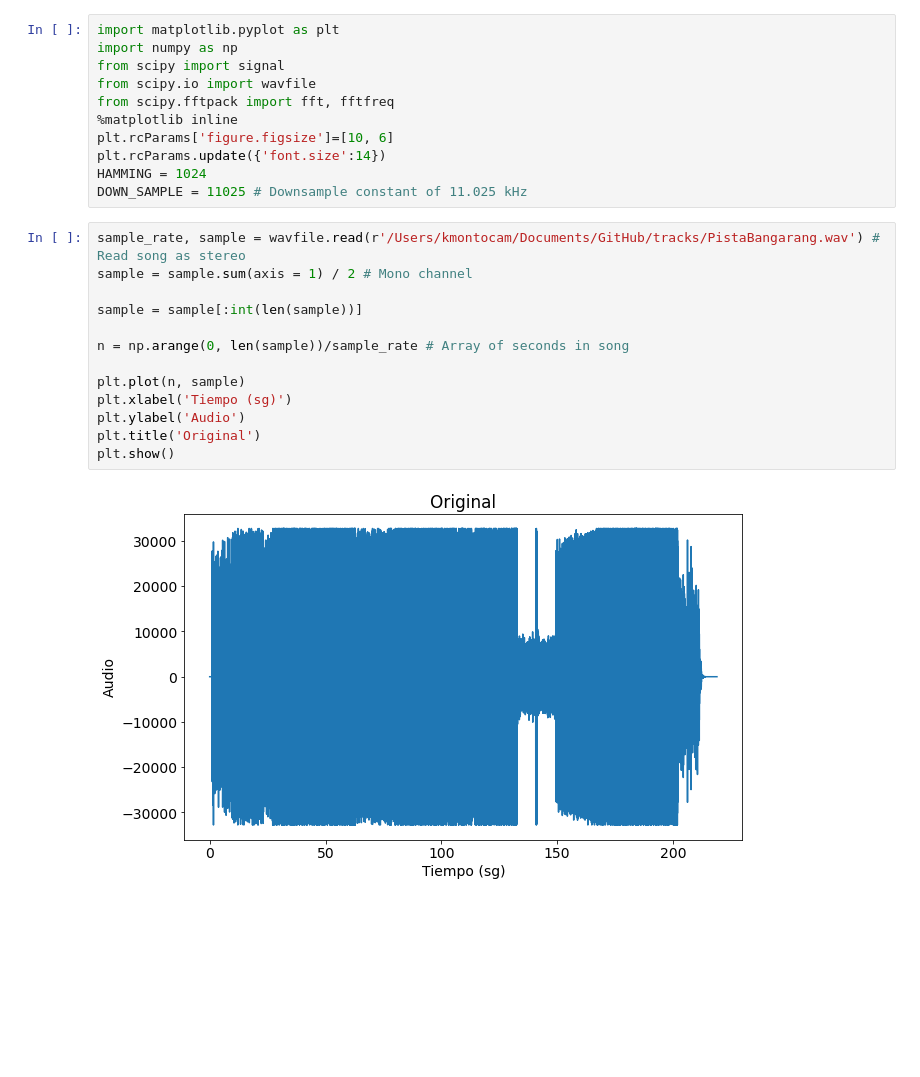
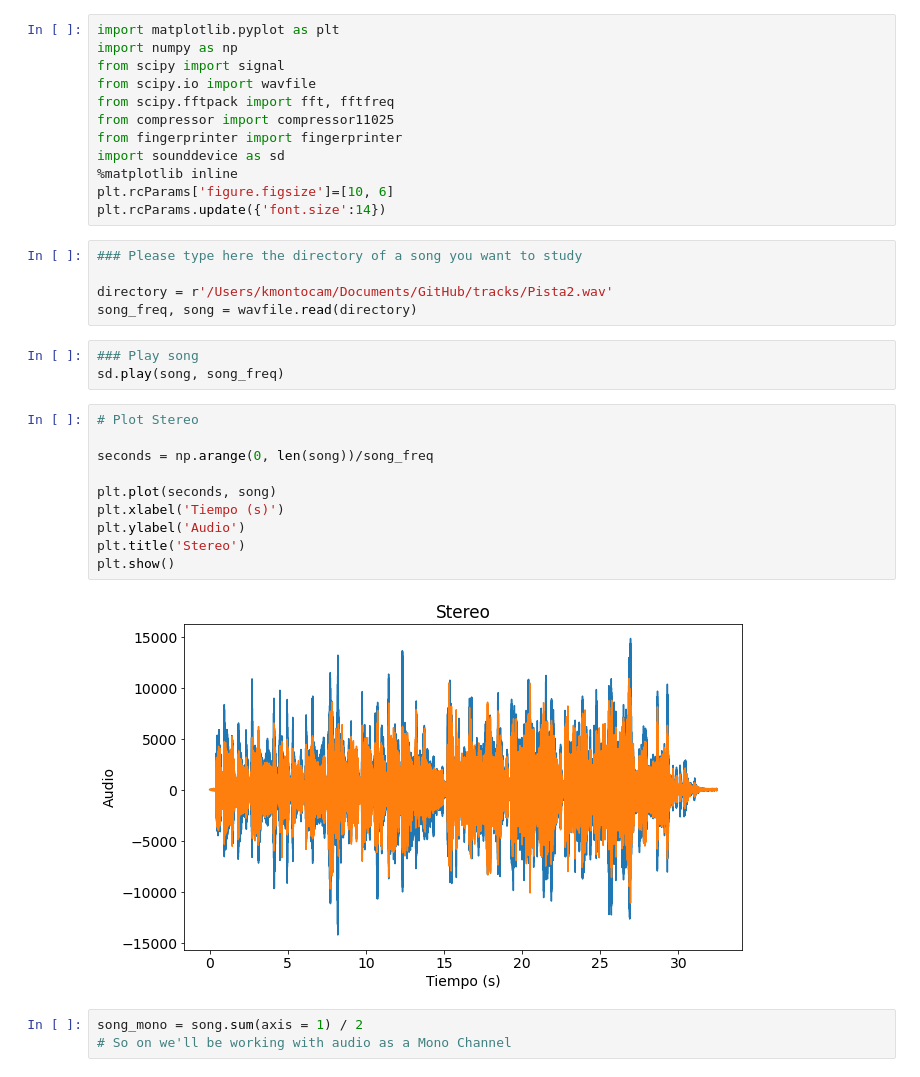
Before and after one commit to kmontocam/SP_F1009_EQ2, a Jupyter notebook: SP_F1009_EQ2.ipynb, the cells around one changed output. Cells and saved outputs as stored; diff of their text form; blank space fills up the shorter version.

```diff
--- a/SP_F1009_EQ2.ipynb
+++ b/SP_F1009_EQ2.ipynb
@@ -4,23 +4,32 @@ import numpy as np
 from scipy import signal
 from scipy.io import wavfile
 from scipy.fftpack import fft, fftfreq
+from compressor import compressor11025
+from fingerprinter import fingerprinter
+import sounddevice as sd
 %matplotlib inline
 plt.rcParams['figure.figsize']=[10, 6]
 plt.rcParams.update({'font.size':14})
-HAMMING = 1024
-DOWN_SAMPLE = 11025 # Downsample constant of 11.025 kHz
-# %%
-sample_rate, sample = wavfile.read(r'/Users/kmontocam/Documents/GitHub/tracks/PistaBangarang.wav') # Read song as stereo
-sample = sample.sum(axis = 1) / 2 # Mono channel
-
-sample = sample[:int(len(sample))]
-
-n = np.arange(0, len(sample))/sample_rate # Array of seconds in song
-
-plt.plot(n, sample)
-plt.xlabel('Tiempo (sg)')
-plt.ylabel('Audio')
-plt.title('Original')
-plt.show()
-# %% [output]
-[figure, removed]
+# %%
+### Please type here the directory of a song you want to study
+
+directory = r'/Users/kmontocam/Documents/GitHub/tracks/Pista2.wav'
+song_freq, song = wavfile.read(directory)
+# %%
+### Play song
+sd.play(song, song_freq)
+# %%
+# Plot Stereo
+
+seconds = np.arange(0, len(song))/song_freq
+
+plt.plot(seconds, song)
+plt.xlabel('Tiempo (s)')
+plt.ylabel('Audio')
+plt.title('Stereo')
+plt.show()
+# %% [output]
+[figure, added]
+# %%
+song_mono = song.sum(axis = 1) / 2
+# So on we'll be working with audio as a Mono Channel
```
Also changed, not shown: parts of 15 cells of this notebook, 8 other files.
